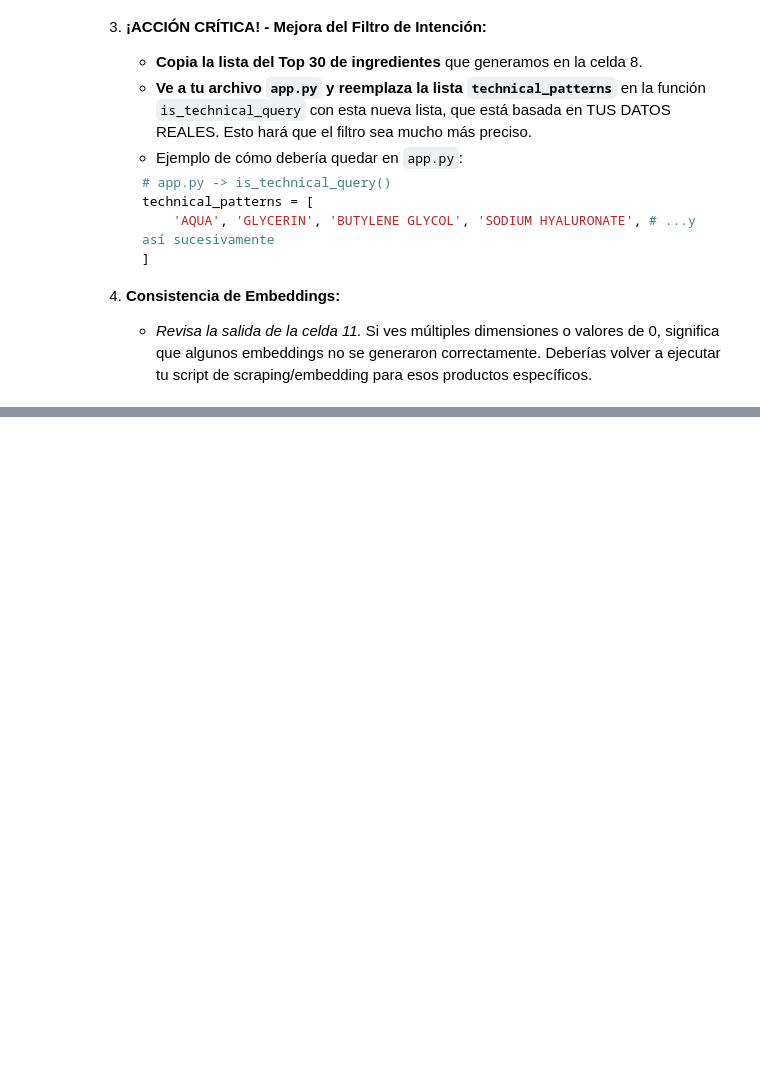
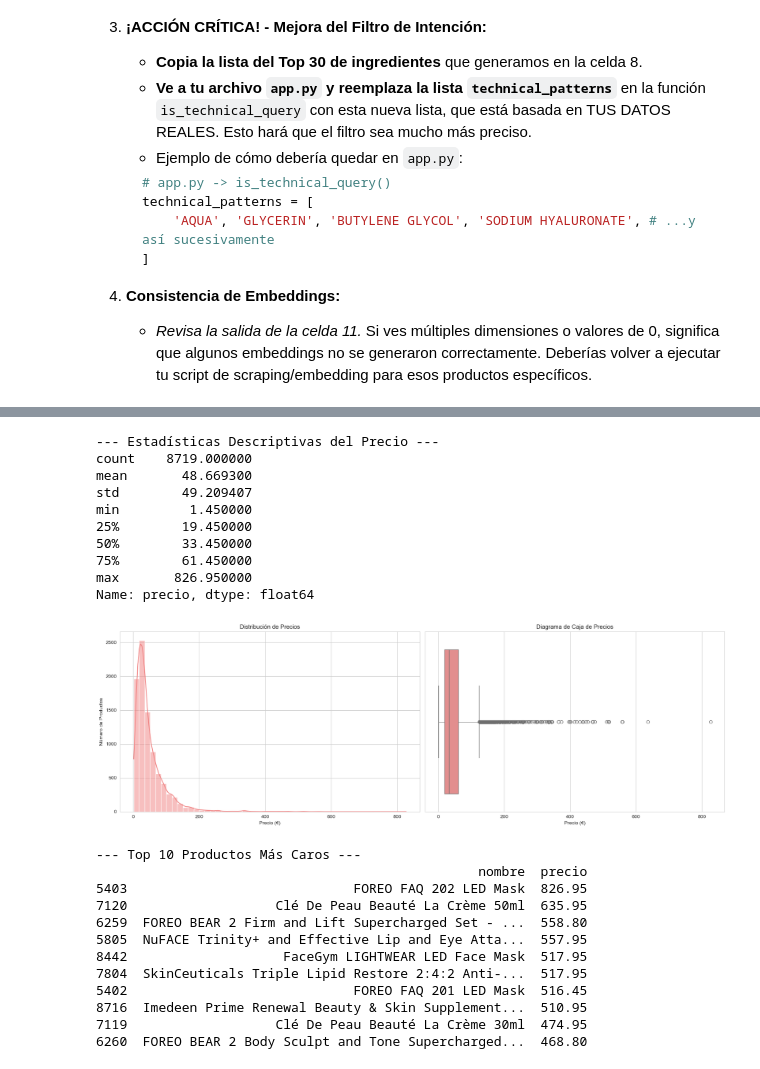
Before and after one commit to pascuord/chatbot_locla_mvp, a Jupyter notebook: analisis_cosmetica.ipynb, the cells around one changed output, grey strips where cells are left out. Cells and saved outputs as stored; diff of their text form; code cells hidden in the pictures; blank space fills up the shorter version.

```diff
--- a/analisis_cosmetica.ipynb
+++ b/analisis_cosmetica.ipynb
@@ -226,0 +419,51 @@ Basado en este análisis, podemos extraer las siguientes conclusiones y acciones
+# %%
+# Primero, veamos estadísticas descriptivas básicas para la columna 'precio'
+print("--- Estadísticas Descriptivas del Precio ---")
+# Usamos .dropna() para ignorar los productos sin precio (NULL)
+print(df['precio'].dropna().describe())
+
+# Visualización: Histograma y Boxplot para ver la distribución y outliers
+
+fig, axes = plt.subplots(1, 2, figsize=(18, 6))
+
+# Histograma
+sns.histplot(df['precio'].dropna(), bins=50, kde=True, ax=axes[0], color='lightcoral')
+axes[0].set_title('Distribución de Precios')
+axes[0].set_xlabel('Precio (€)')
+axes[0].set_ylabel('Número de Productos')
+
+# Boxplot (ideal para ver outliers)
+sns.boxplot(x=df['precio'].dropna(), ax=axes[1], color='lightcoral')
+axes[1].set_title('Diagrama de Caja de Precios')
+axes[1].set_xlabel('Precio (€)')
+
+plt.tight_layout()
+plt.show()
+
+# Opcional: Ver los productos más caros (posibles outliers o lujo)
+print("\n--- Top 10 Productos Más Caros ---")
+print(df.sort_values(by='precio', ascending=False)[['nombre', 'precio']].head(10))
+# %% [output]
+--- Estadísticas Descriptivas del Precio ---
+count    8719.000000
+mean       48.669300
+std        49.209407
+min         1.450000
+25%        19.450000
+50%        33.450000
+75%        61.450000
+max       826.950000
+Name: precio, dtype: float64
+[figure, added]
+--- Top 10 Productos Más Caros ---
+                                                 nombre  precio
+5403                             FOREO FAQ 202 LED Mask  826.95
+7120                   Clé De Peau Beauté La Crème 50ml  635.95
+6259  FOREO BEAR 2 Firm and Lift Supercharged Set - ...  558.80
+5805  NuFACE Trinity+ and Effective Lip and Eye Atta...  557.95
+8442                    FaceGym LIGHTWEAR LED Face Mask  517.95
+7804  SkinCeuticals Triple Lipid Restore 2:4:2 Anti-...  517.95
+5402                             FOREO FAQ 201 LED Mask  516.45
+8716  Imedeen Prime Renewal Beauty & Skin Supplement...  510.95
+7119                   Clé De Peau Beauté La Crème 30ml  474.95
+6260  FOREO BEAR 2 Body Sculpt and Tone Supercharged...  468.80
```
Also changed, not shown: parts of 23 cells of this notebook, 2 other files.
